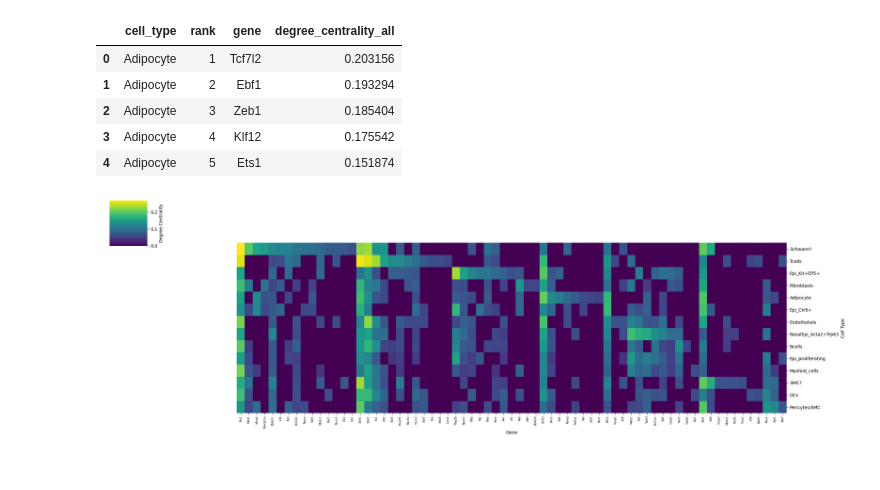
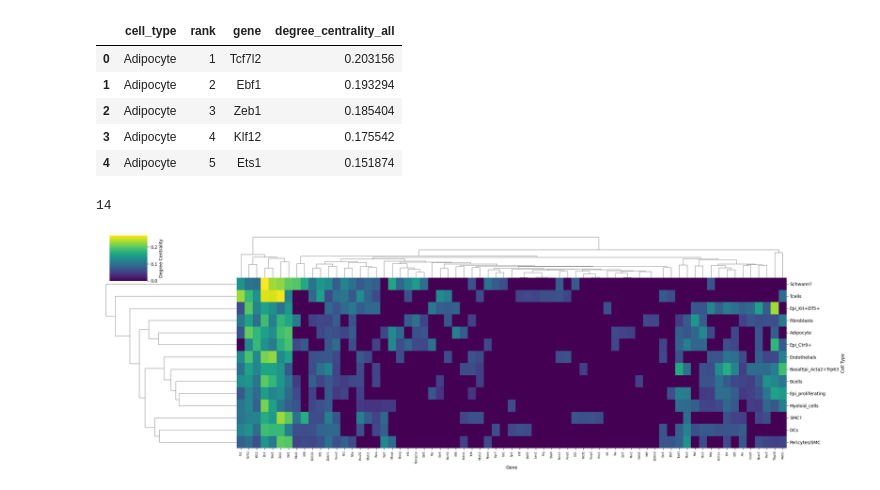
Before and after one commit to sumedhars/weixu-lab_breast-cancer, a Jupyter notebook: combined_degree_centrality_run_comparison.ipynb.ipynb, the cells around one changed output. Drawn from its saved outputs; the diff is of its cells as text; code cells hidden in the pictures.

```diff
--- a/combined_degree_centrality_run_comparison.ipynb.ipynb
+++ b/combined_degree_centrality_run_comparison.ipynb.ipynb
@@ -18,7 +18,7 @@ combined_dc.head()
 top30 = combined_dc[combined_dc['rank'] <= 30]
 
 heatmap_df = top30.pivot_table(index='cell_type', columns='gene', values='degree_centrality_all', fill_value=0)
-
+print(len(heatmap_df))
 # order rows by clustering
 row_linkage = linkage(heatmap_df, method='average', metric='euclidean')
 row_order = leaves_list(row_linkage)
@@ -29,33 +29,34 @@ heatmap_df = heatmap_df.iloc[row_order]
 gene_max_ct = heatmap_df.idxmax(axis=0)  # gene -> cell type with max value
 gene_max_val = heatmap_df.max(axis=0)     # gene -> max centrality value
 
 # Map cell types to their row position in the clustered order
 ct_position = {ct: i for i, ct in enumerate(heatmap_df.index)}
 
 # Sort genes: first by cell type row position, then by centrality (descending)
 gene_sort_key = pd.DataFrame({
     'gene': heatmap_df.columns,
     'ct_pos': gene_max_ct.map(ct_position),
     'max_val': -gene_max_val  # negative for descending
 })
 gene_sort_key = gene_sort_key.sort_values(['ct_pos', 'max_val'])
 heatmap_df = heatmap_df[gene_sort_key['gene'].values]
 
 g = sns.clustermap(
     heatmap_df,
     cmap='viridis',
     figsize=(24, 8),
-    row_cluster=False,
-    col_cluster=False,
+    row_cluster=True,
+    col_cluster=True,
     cbar_kws={'label': 'Degree Centrality'},
     xticklabels=True,
     yticklabels=True,
 )
 
 g.ax_heatmap.set_xlabel('Gene')
 g.ax_heatmap.set_ylabel('Cell Type')
 g.ax_heatmap.tick_params(axis='x', rotation=90, labelsize=6)
 # plt.savefig('clustered_heatmap.png', dpi=300, bbox_inches='tight')
 plt.show()
 # %% [output]
+14
-[figure, old version]
+[figure, new version]
```
Also changed, not shown: parts of 3 cells of this notebook, 3 other files.
